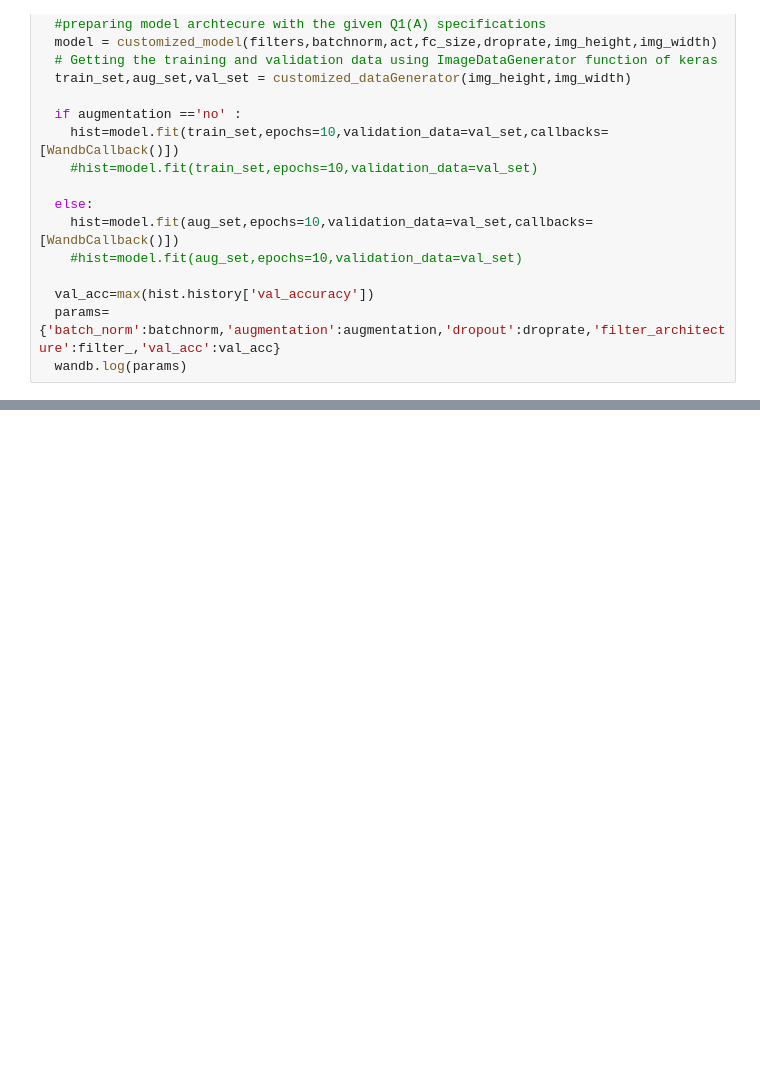
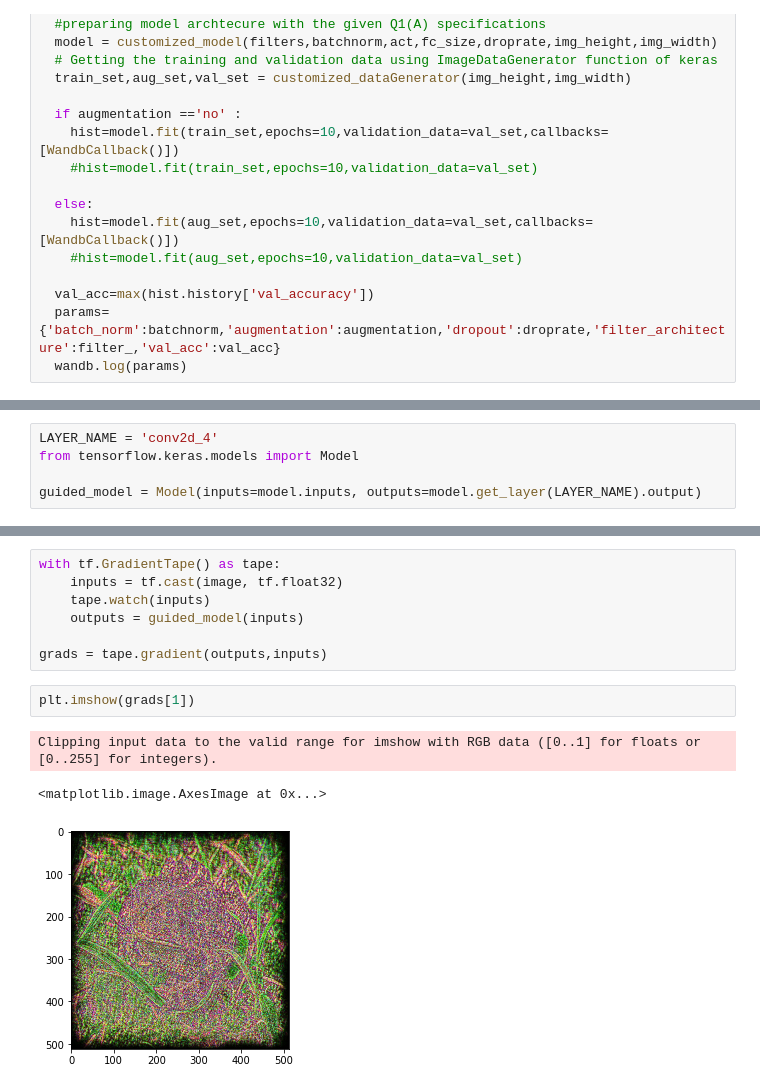
Before and after one commit to rashmi05pathak/CS6910_Assignment_2, a Jupyter notebook: EE20S051_Assignment2A.ipynb, the cells around one changed output, grey strips where cells are left out. Cells and saved outputs as stored; diff of their text form; blank space fills up the shorter version.

```diff
--- a/EE20S051_Assignment2A.ipynb
+++ b/EE20S051_Assignment2A.ipynb
@@ -336,0 +472,5 @@ model.summary()
+# %%
+LAYER_NAME = 'conv2d_4'
+from tensorflow.keras.models import Model
+
+guided_model = Model(inputs=model.inputs, outputs=model.get_layer(LAYER_NAME).output)
@@ -336,0 +514,13 @@ model.summary()
+# %%
+with tf.GradientTape() as tape:
+    inputs = tf.cast(image, tf.float32)
+    tape.watch(inputs)
+    outputs = guided_model(inputs)
+
+grads = tape.gradient(outputs,inputs)
+# %%
+plt.imshow(grads[1])
+# %% [output]
+Clipping input data to the valid range for imshow with RGB data ([0..1] for floats or [0..255] for integers).
+<matplotlib.image.AxesImage at 0x...>
+[figure, added]
```
Also changed, not shown: parts of 21 cells of this notebook.
